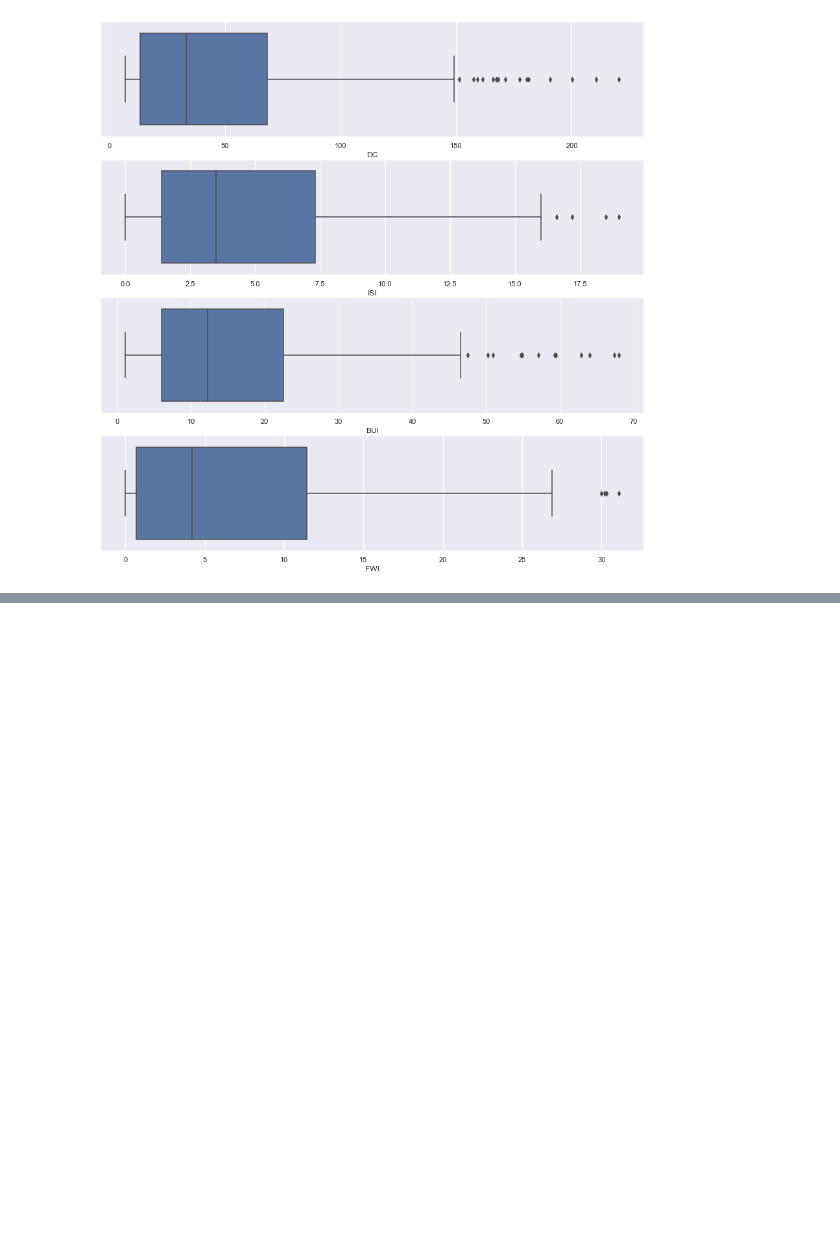
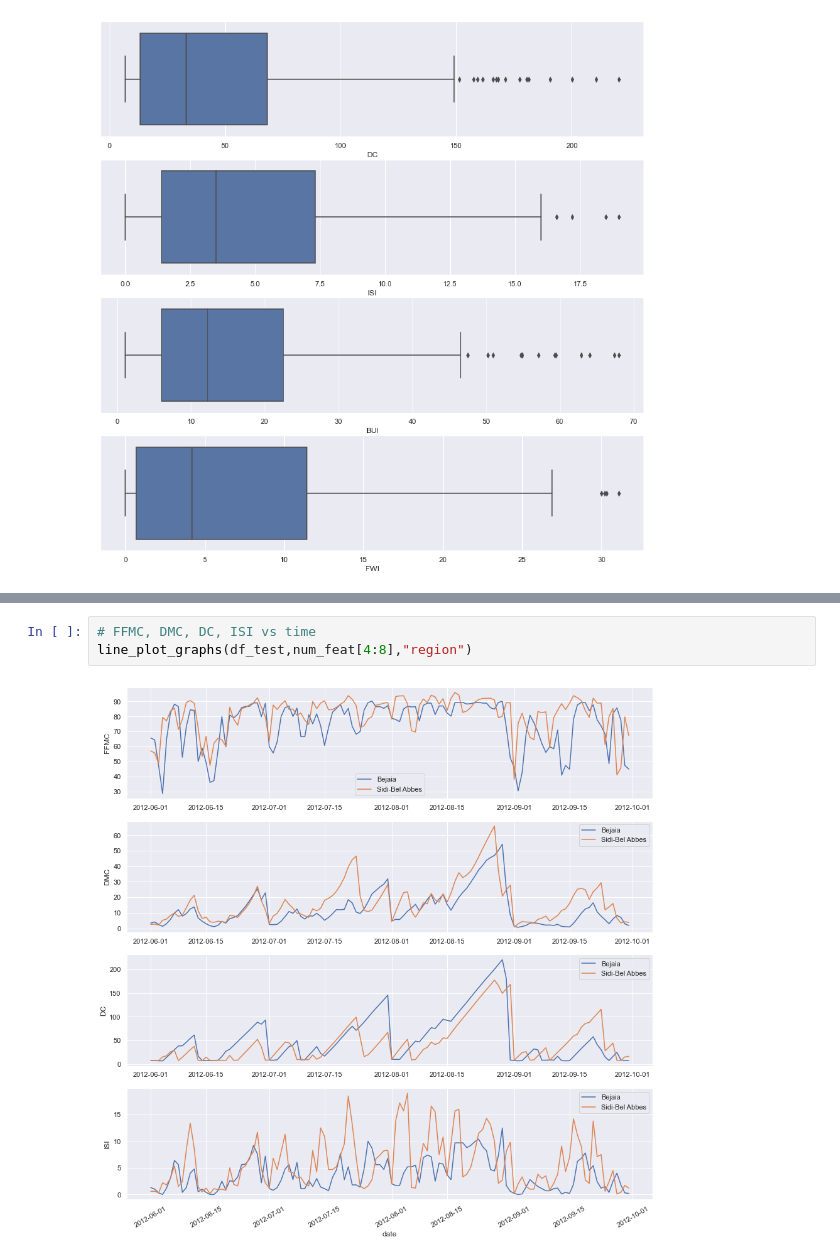
Before and after one commit to sreeman-11021996/iNeuron_Ass, a Jupyter notebook: 00. Assignments/home-work/05. End-to-End 29-05-2022/Algerian Forest Fires ML.ipynb, the cells around one changed output, grey strips where cells are left out. Saved outputs shown, nothing was run; the diff lists cells and outputs as text; blank space fills up the shorter version.

```diff
--- a/00. Assignments/home-work/05. End-to-End 29-05-2022/Algerian Forest Fires ML.ipynb
+++ b/00. Assignments/home-work/05. End-to-End 29-05-2022/Algerian Forest Fires ML.ipynb
@@ -610,0 +605,5 @@ plt.xticks(rotation=30)
+# %%
+# FFMC, DMC, DC, ISI vs time
+line_plot_graphs(df_test,num_feat[4:8],"region")
+# %% [output]
+[figure, added]
```
Also changed, not shown: parts of 51 cells of this notebook.
